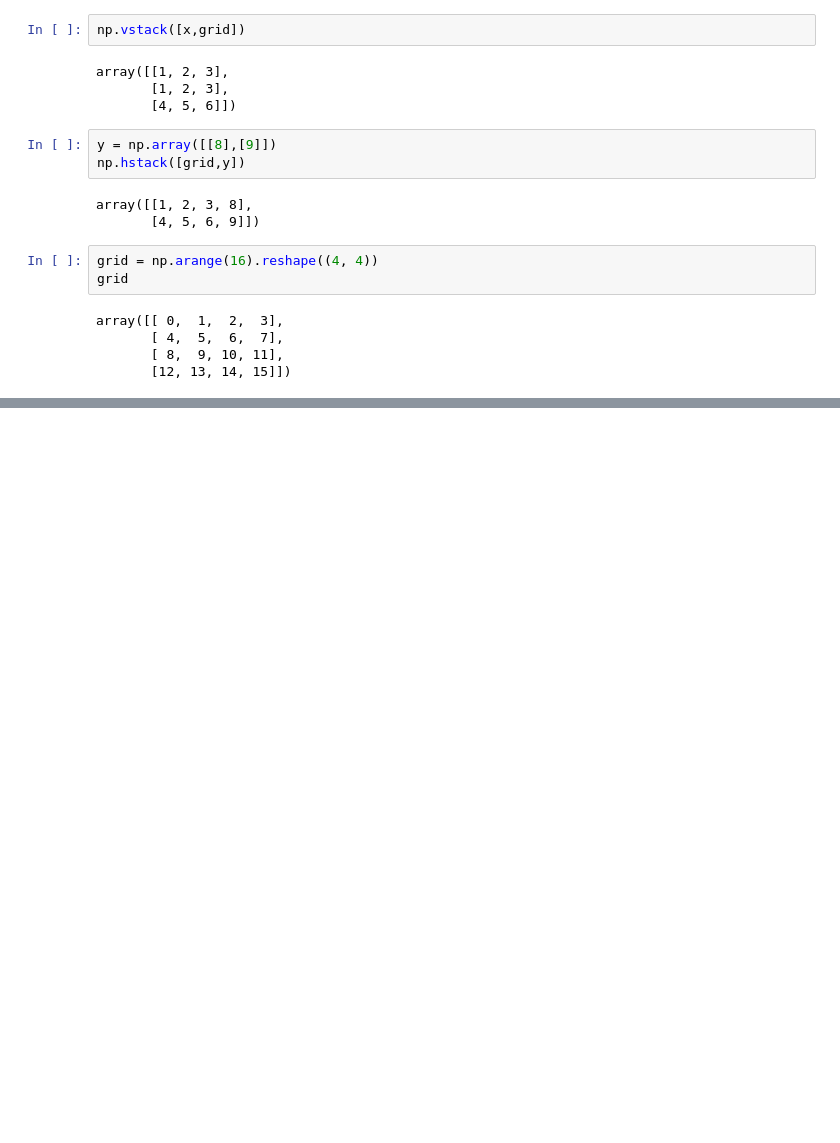
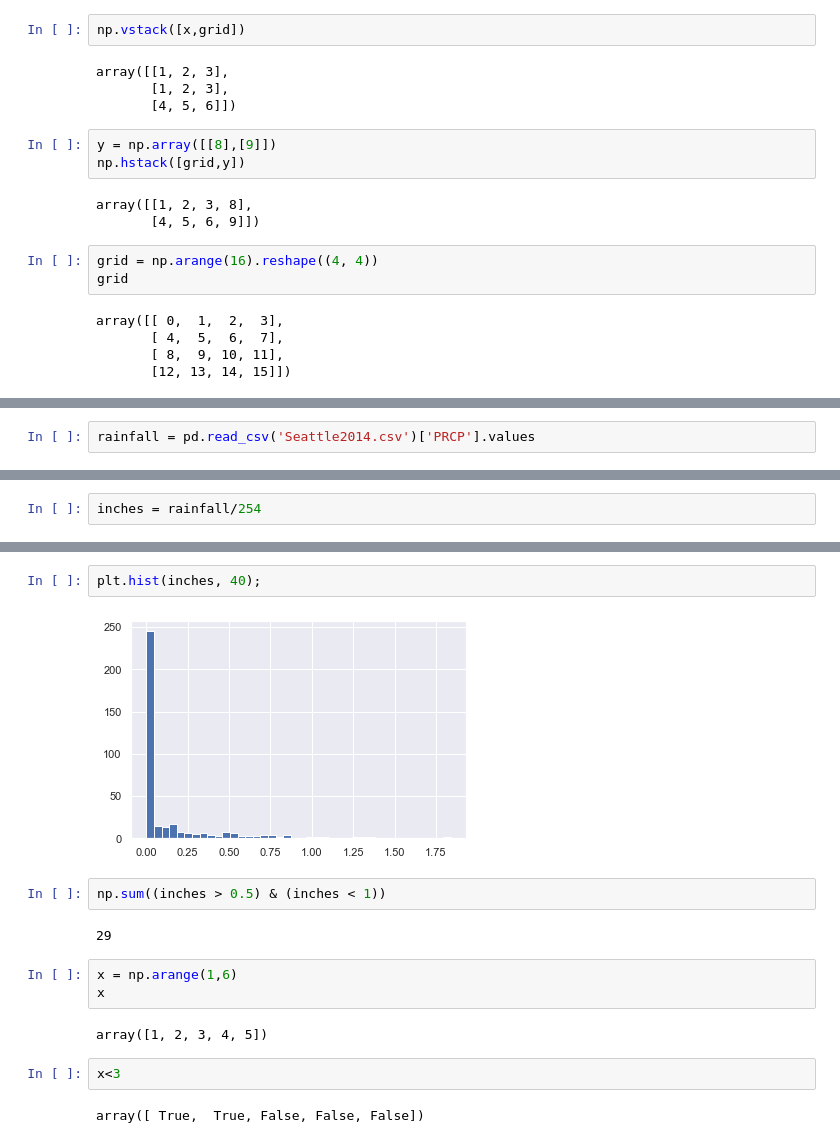
Before and after one commit to jdchy/Data-Science-Handbook, a Jupyter notebook: Data Science Handbook.ipynb, the cells around one changed output, grey strips where cells are left out. Cells and saved outputs as stored; diff of their text form; blank space fills up the shorter version.

```diff
--- a/Data Science Handbook.ipynb
+++ b/Data Science Handbook.ipynb
@@ -286,0 +492,2 @@ array([[ 0,  1,  2,  3],
+# %%
+rainfall = pd.read_csv('Seattle2014.csv')['PRCP'].values
@@ -286,0 +498,2 @@ array([[ 0,  1,  2,  3],
+# %%
+inches = rainfall/254
@@ -286,0 +504,17 @@ array([[ 0,  1,  2,  3],
+# %%
+plt.hist(inches, 40);
+# %% [output]
+[figure, added]
+# %%
+np.sum((inches > 0.5) & (inches < 1))
+# %% [output]
+29
+# %%
+x = np.arange(1,6)
+x
+# %% [output]
+array([1, 2, 3, 4, 5])
+# %%
+x<3
+# %% [output]
+array([ True,  True, False, False, False])
```
Also changed, not shown: parts of 79 cells of this notebook.
